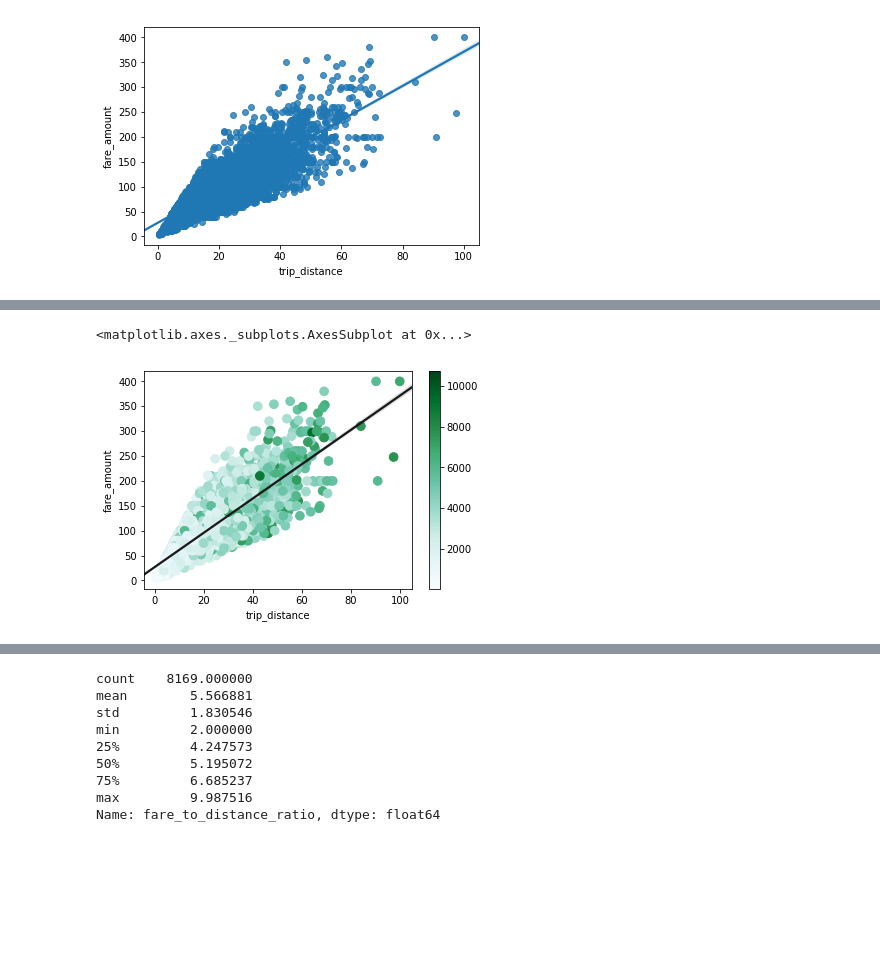
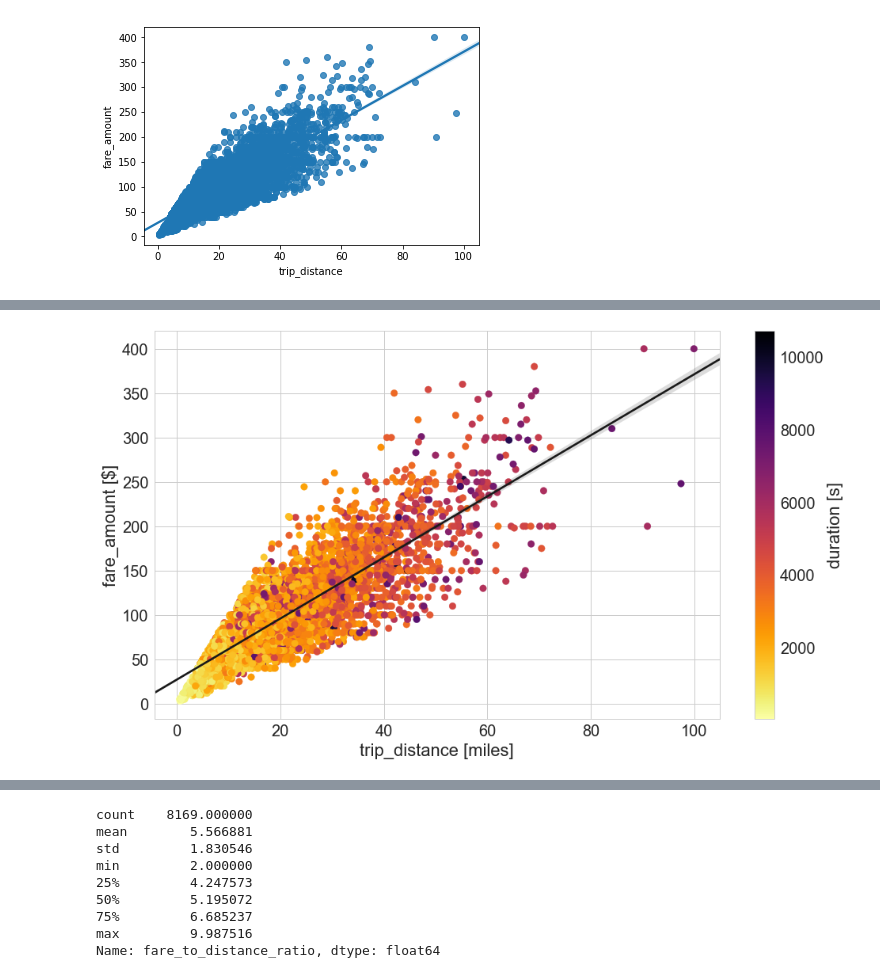
Before and after one commit to Sitorias/TaxiPrediction, a Jupyter notebook: Task 2 - Predicting Taxi Ride Prices - Leo.ipynb, the cells around one changed output, grey strips where cells are left out. Cells and saved outputs as stored; diff of their text form; code cells hidden in the pictures; blank space fills up the shorter version.

Commit message:
new presi slides, added resid graphs in task 2 notebook

```diff
--- a/Task 2 - Predicting Taxi Ride Prices - Leo.ipynb
+++ b/Task 2 - Predicting Taxi Ride Prices - Leo.ipynb
@@ -1734,0 +1960,11 @@ sns.regplot(ratecode5set.trip_distance,ratecode5set.fare_amount)
+# %%
+plt.figure(figsize=(16,9))
+sns.set(font_scale=2)
+sns.set_style("whitegrid")
+
+points = plt.scatter(ratecode5set.trip_distance,ratecode5set.fare_amount,
+                     c=ratecode5set.duration,s=75,cmap="inferno_r")
+plt.colorbar(points,label="duration [s]")
+ax = sns.regplot("trip_distance","fare_amount",data=ratecode5set,scatter=False,color=".1")
+ax.set(xlabel="trip_distance [miles]",ylabel="fare_amount [$]")
+plt.savefig('plots/FareDistanceRatio_uncleaned.pdf')
@@ -1735,11 +1973,16 @@ sns.regplot(ratecode5set.trip_distance,ratecode5set.fare_amount)
 # %%
+plt.figure(figsize=(16,9))
+sns.set(font_scale=2)
+sns.set_style("whitegrid")
+
 points = plt.scatter(ratecode5_sample.trip_distance,ratecode5_sample.fare_amount,
-                     c=ratecode5_sample.duration,s=75,cmap="BuGn")
-plt.colorbar(points)
-sns.regplot("trip_distance","fare_amount",data=ratecode5_sample,scatter=False,color=".1")
+                     c=ratecode5_sample.duration,s=75,cmap="inferno_r")
+plt.colorbar(points,label="duration [s]")
+ax = sns.regplot("trip_distance","fare_amount",data=ratecode5_sample,scatter=False,color=".1")
+ax.set(xlabel="trip_distance [miles]",ylabel="fare_amount [$]")
+plt.savefig('plots/FareDistanceRatio.pdf')
 # %% [output]
-<matplotlib.axes._subplots.AxesSubplot at 0x...>
-[figure, old version]
+[figure, new version]
 # %%
 ratecode5set_test[f].head()
 # %% [output]
```
Also changed, not shown: parts of 75 cells of this notebook, 3 other files.
